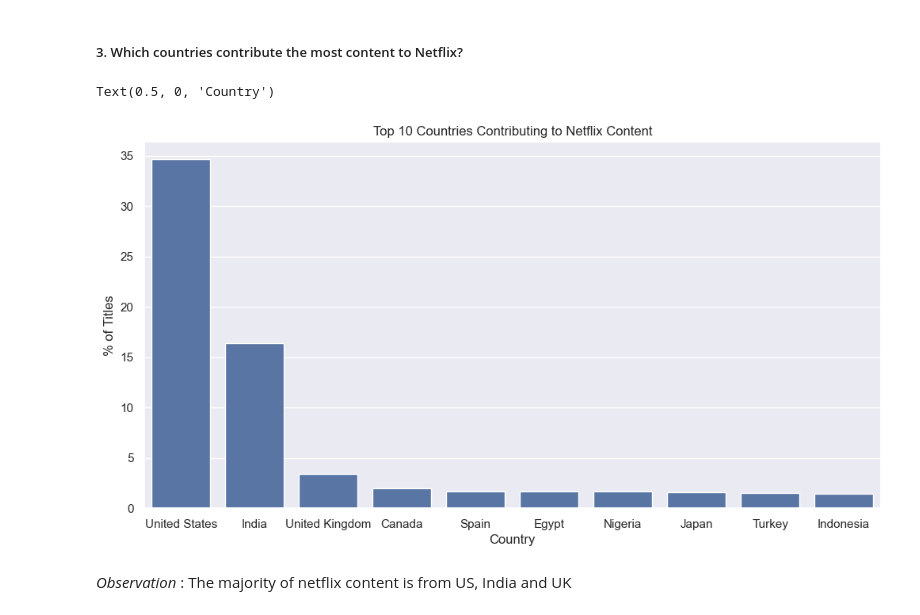
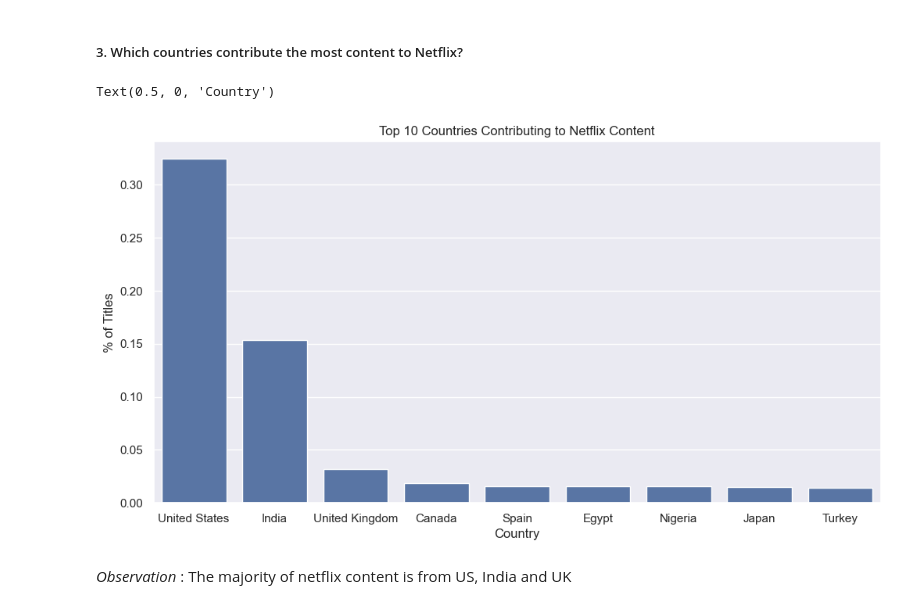
Before and after one commit to vNullptr/netflix-eda, a Jupyter notebook: notebook.ipynb, the cells around one changed output. Cells and saved outputs as stored; diff of their text form; code cells hidden in the pictures.

```diff
--- a/notebook.ipynb
+++ b/notebook.ipynb
@@ -155,5 +155,5 @@ netflix_copy.head()
 # %%
-netflix_copy.fillna({"country":"unkown",'date_added':'unkown', 'rating':'unkown', 'duration':'unkown'},inplace=True)
+netflix_copy.fillna({"country":"unknown",'date_added':'unknown', 'rating':'unknown', 'duration':'unknown'},inplace=True)
 netflix_copy.isnull().mean()
 # %% [output]
 show_id         0.0
@@ -219,21 +219,24 @@ sns.lineplot(data=type_proportions, x="year_added", y="percent", hue="type", mar
 # %%
 top_countries = (
     netflix_copy["country"]
     .value_counts(normalize=True)
     .sort_values(ascending=False)
     .head(10)
     .reset_index(name="count")
 )
 
+# dropping unknown country
+known = top_countries[top_countries["country"] != "unknown"]
+
 top_countries["count"] *= 100
 
 plt.figure(figsize=(12,6))
-sns.barplot(data=top_countries, x="country", y="count")
+sns.barplot(data=known, x="country", y="count")
 plt.title("Top 10 Countries Contributing to Netflix Content")
 plt.ylabel("% of Titles")
 plt.xlabel("Country")
 # %% [output]
 Text(0.5, 0, 'Country')
-[figure, old version]
+[figure, new version]
 # %% [markdown]
 *Observation* : The majority of netflix content is from US, India and UK
```
Also changed, not shown: parts of 5 cells of this notebook.
